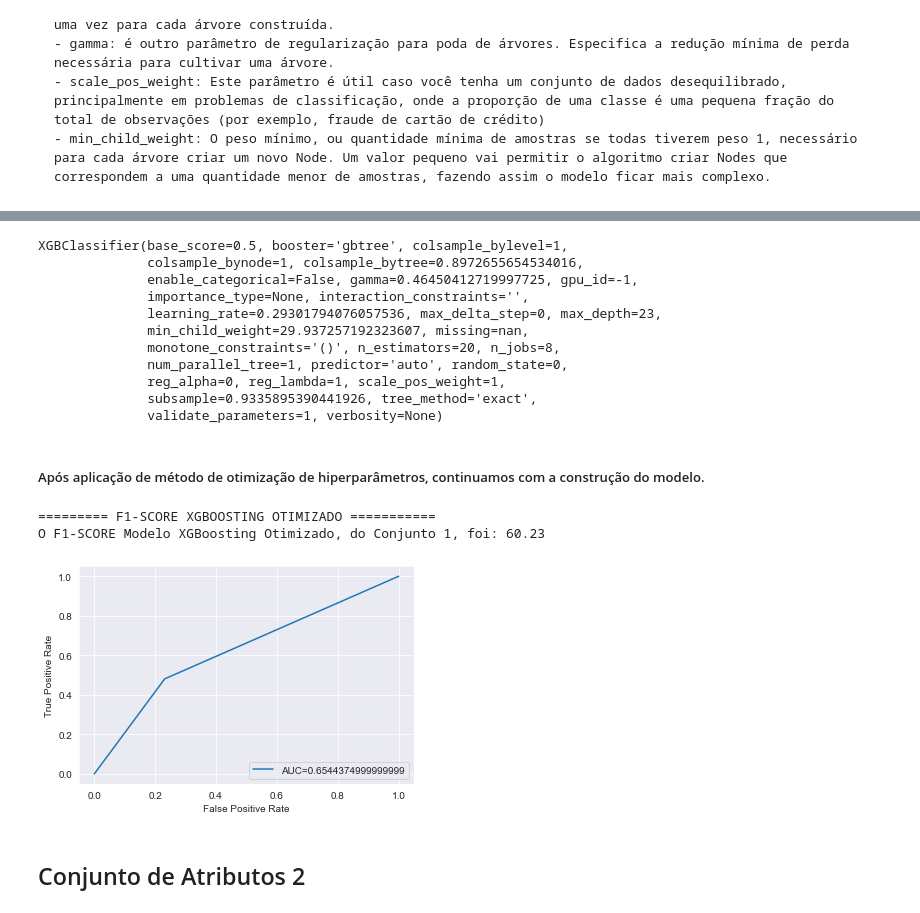
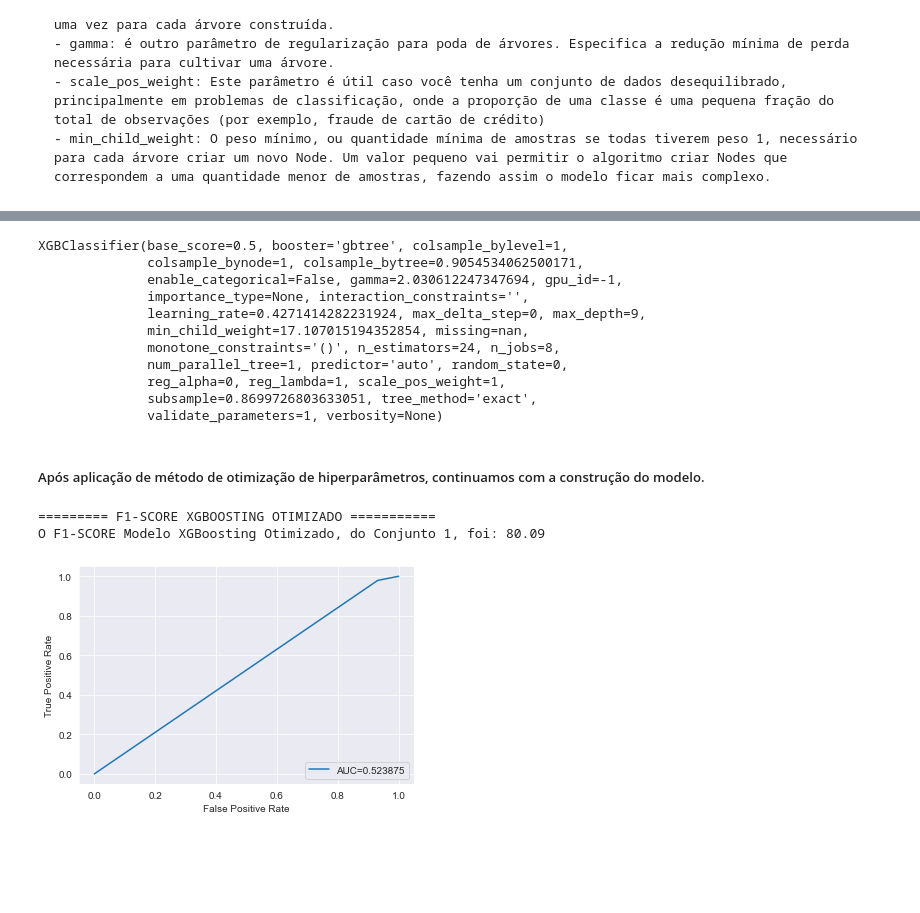
Before and after one commit to Ruann-01/Python_IA, a Jupyter notebook: Trabalho Final/Trabalho Final.ipynb, the cells around one changed output, grey strips where cells are left out. Cells and saved outputs as stored; diff of their text form; code cells hidden in the pictures; blank space fills up the shorter version.

```diff
--- a/Trabalho Final/Trabalho Final.ipynb
+++ b/Trabalho Final/Trabalho Final.ipynb
@@ -701,3 +692,0 @@ O método de vetorização escolhido para o Conjunto de Atributos 1, foi o Bag o
-# %%
-X_train_bag = bagwords.fit_transform(X_train_bal['clean_comment'])
-X_test_bag = bagwords.transform(X_test['clean_comment'])
@@ -718,7 +709,6 @@ Os hiperparâmetros otimizados, foram:
     - min_child_weight: O peso mínimo, ou quantidade mínima de amostras se todas tiverem peso 1, necessário para cada árvore criar um novo Node. Um valor pequeno vai permitir o algoritmo criar Nodes que correspondem a uma quantidade menor de amostras, fazendo assim o modelo ficar mais complexo.
 # %%
 warnings.filterwarnings("ignore")
-import scipy.stats as st
 model4_params = {
             "n_estimators": st.randint(3, 40),
             "max_depth": st.randint(3, 40),
@@ -733,7 +723,7 @@ model4_params = {
 
 meu_terceiro_random = RandomizedSearchCV(model4,model4_params,random_state=42)
 
-meu_terceiro_random.fit(X_train_bag,y_train_bal.ravel(),eval_metric='logloss')
+meu_terceiro_random.fit(X_train_bag,y_train.ravel(),eval_metric='logloss')
 # %% [output]
 RandomizedSearchCV(estimator=XGBClassifier(base_score=None, booster=None,
                                            colsample_bylevel=None,
@@ -756,15 +746,15 @@ meu_terceiro_random.best_estimator_
 #Então os ajustes definidos para os hiperparâmetros após a aplicação do RandomSearch, foram esses:
 # %% [output]
 XGBClassifier(base_score=0.5, booster='gbtree', colsample_bylevel=1,
-              colsample_bynode=1, colsample_bytree=0.8972655654534016,
-              enable_categorical=False, gamma=0.46450412719997725, gpu_id=-1,
+              colsample_bynode=1, colsample_bytree=0.9054534062500171,
+              enable_categorical=False, gamma=2.030612247347694, gpu_id=-1,
               importance_type=None, interaction_constraints='',
-              learning_rate=0.29301794076057536, max_delta_step=0, max_depth=23,
-              min_child_weight=29.937257192323607, missing=nan,
-              monotone_constraints='()', n_estimators=20, n_jobs=8,
+              learning_rate=0.4271414282231924, max_delta_step=0, max_depth=9,
+              min_child_weight=17.107015194352854, missing=nan,
+              monotone_constraints='()', n_estimators=24, n_jobs=8,
               num_parallel_tree=1, predictor='auto', random_state=0,
               reg_alpha=0, reg_lambda=1, scale_pos_weight=1,
-              subsample=0.9335895390441926, tree_method='exact',
+              subsample=0.8699726803633051, tree_method='exact',
               validate_parameters=1, verbosity=None)
 # %% [markdown]
 ##### Após aplicação de método de otimização de hiperparâmetros, continuamos com a construção do modelo.
@@ -775,18 +765,16 @@ print('========= F1-SCORE XGBOOSTING OTIMIZADO ===========')
 print('O F1-SCORE Modelo XGBoosting Otimizado, do Conjunto 1, foi:' ,f1_score_4)
 # %% [output]
 ========= F1-SCORE XGBOOSTING OTIMIZADO ===========
-O F1-SCORE Modelo XGBoosting Otimizado, do Conjunto 1, foi: 60.23
+O F1-SCORE Modelo XGBoosting Otimizado, do Conjunto 1, foi: 80.09
 # %%
 #Curva ROC e AUC
 fpr, tpr, _ = metrics.roc_curve(y_test,y_pred4)
 auc_xgboost = metrics.roc_auc_score(y_test,y_pred4)
 #Plotando a Curva Roc e AUC
-plt.plot(fpr,tpr,label="AUC="+str(auc))
+plt.plot(fpr,tpr,label="AUC="+str(auc_xgboost))
 plt.ylabel('True Positive Rate')
 plt.xlabel('False Positive Rate')
 plt.legend(loc=4)
 plt.show()
 # %% [output]
-[figure, old version]
+[figure, new version]
-# %% [markdown]
-## Conjunto de Atributos 2
```
Also changed, not shown: parts of 44 cells of this notebook.
